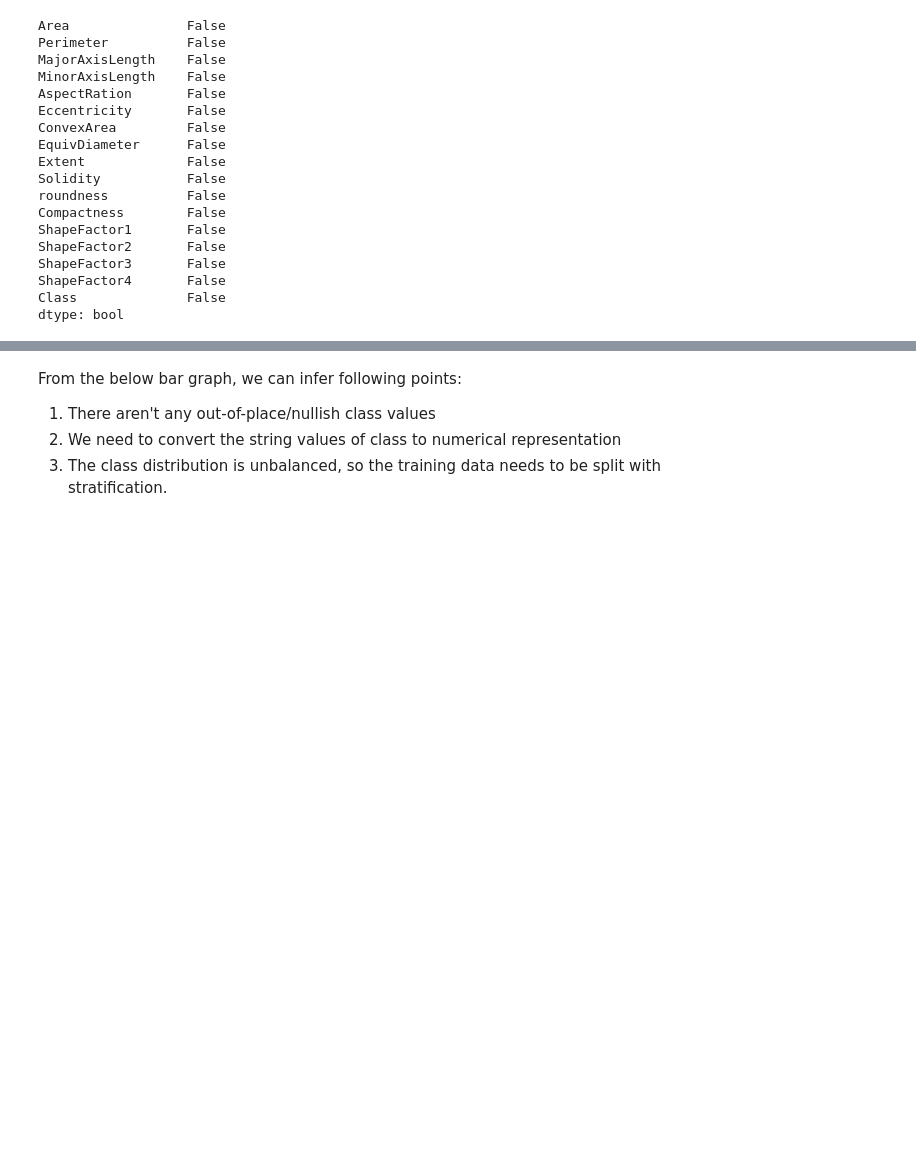
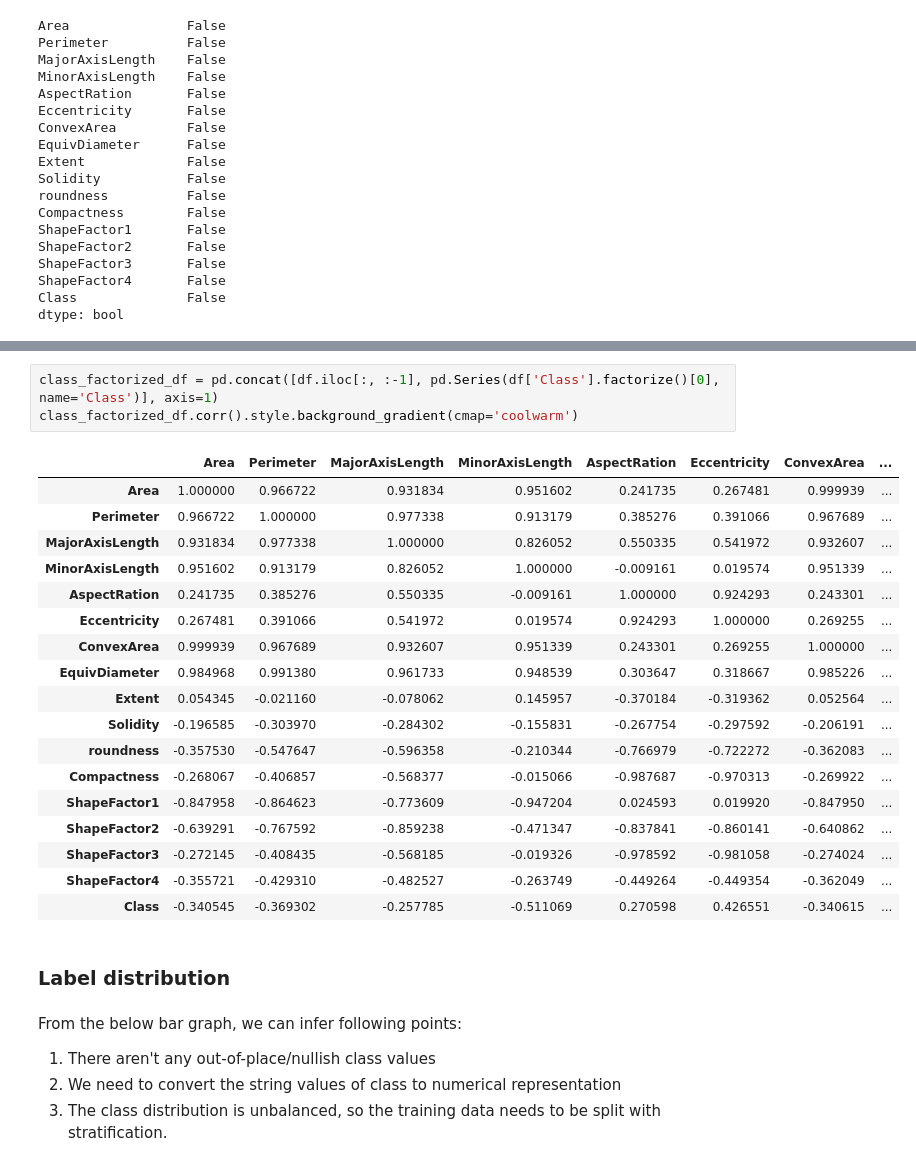
Before and after one commit to amishfaldu-njit/cs-634104-final-term-project, a Jupyter notebook: main.ipynb, the cells around one changed output, grey strips where cells are left out. Drawn from its saved outputs; the diff is of its cells as text; blank space fills up the shorter version.

```diff
--- a/main.ipynb
+++ b/main.ipynb
@@ -56,3 +63,27 @@ dtype: bool
+# %%
+class_factorized_df = pd.concat([df.iloc[:, :-1], pd.Series(df['Class'].factorize()[0], name='Class')], axis=1)
+class_factorized_df.corr().style.background_gradient(cmap='coolwarm')
+# %% [output]
+|  | Area | Perimeter | MajorAxisLength | MinorAxisLength | AspectRation | Eccentricity | ConvexArea | ... |
+| Area | 1.000000 | 0.966722 | 0.931834 | 0.951602 | 0.241735 | 0.267481 | 0.999939 | ... |
+| Perimeter | 0.966722 | 1.000000 | 0.977338 | 0.913179 | 0.385276 | 0.391066 | 0.967689 | ... |
+| MajorAxisLength | 0.931834 | 0.977338 | 1.000000 | 0.826052 | 0.550335 | 0.541972 | 0.932607 | ... |
+| MinorAxisLength | 0.951602 | 0.913179 | 0.826052 | 1.000000 | -0.009161 | 0.019574 | 0.951339 | ... |
+| AspectRation | 0.241735 | 0.385276 | 0.550335 | -0.009161 | 1.000000 | 0.924293 | 0.243301 | ... |
+| Eccentricity | 0.267481 | 0.391066 | 0.541972 | 0.019574 | 0.924293 | 1.000000 | 0.269255 | ... |
+| ConvexArea | 0.999939 | 0.967689 | 0.932607 | 0.951339 | 0.243301 | 0.269255 | 1.000000 | ... |
+| EquivDiameter | 0.984968 | 0.991380 | 0.961733 | 0.948539 | 0.303647 | 0.318667 | 0.985226 | ... |
+| Extent | 0.054345 | -0.021160 | -0.078062 | 0.145957 | -0.370184 | -0.319362 | 0.052564 | ... |
+| Solidity | -0.196585 | -0.303970 | -0.284302 | -0.155831 | -0.267754 | -0.297592 | -0.206191 | ... |
+| roundness | -0.357530 | -0.547647 | -0.596358 | -0.210344 | -0.766979 | -0.722272 | -0.362083 | ... |
+| Compactness | -0.268067 | -0.406857 | -0.568377 | -0.015066 | -0.987687 | -0.970313 | -0.269922 | ... |
+| ShapeFactor1 | -0.847958 | -0.864623 | -0.773609 | -0.947204 | 0.024593 | 0.019920 | -0.847950 | ... |
+| ShapeFactor2 | -0.639291 | -0.767592 | -0.859238 | -0.471347 | -0.837841 | -0.860141 | -0.640862 | ... |
+| ShapeFactor3 | -0.272145 | -0.408435 | -0.568185 | -0.019326 | -0.978592 | -0.981058 | -0.274024 | ... |
+| ShapeFactor4 | -0.355721 | -0.429310 | -0.482527 | -0.263749 | -0.449264 | -0.449354 | -0.362049 | ... |
+| Class | -0.340545 | -0.369302 | -0.257785 | -0.511069 | 0.270598 | 0.426551 | -0.340615 | ... |
+# %% [markdown]
+### Label distribution
 # %% [markdown]
 From the below bar graph, we can infer following points:
 1. There aren't any out-of-place/nullish class values
```
Also changed, not shown: parts of 32 cells of this notebook, 12 other files.
